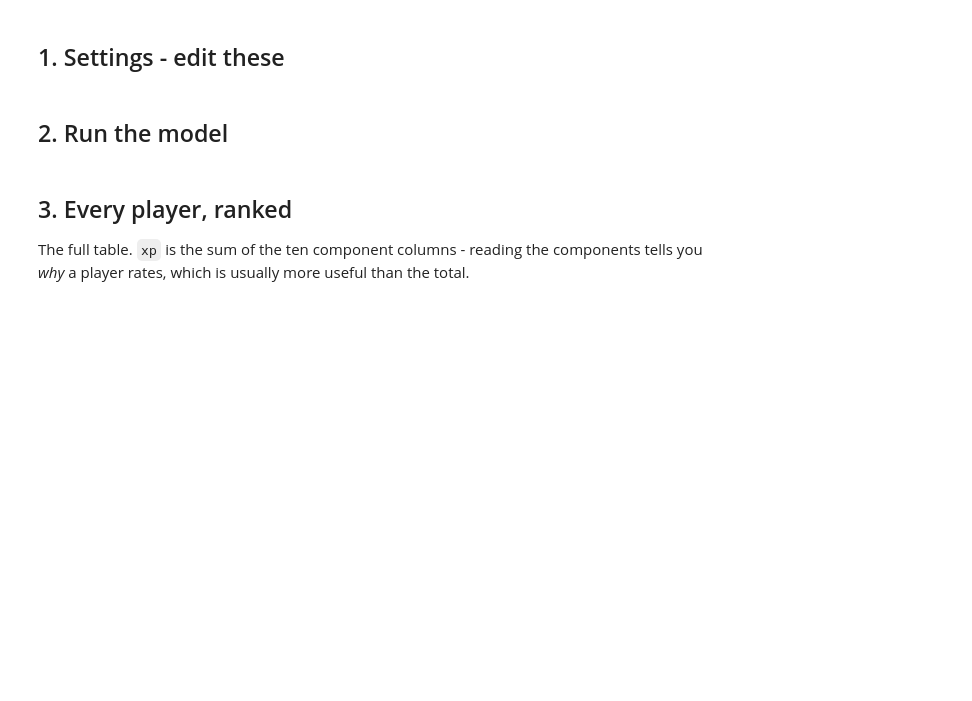
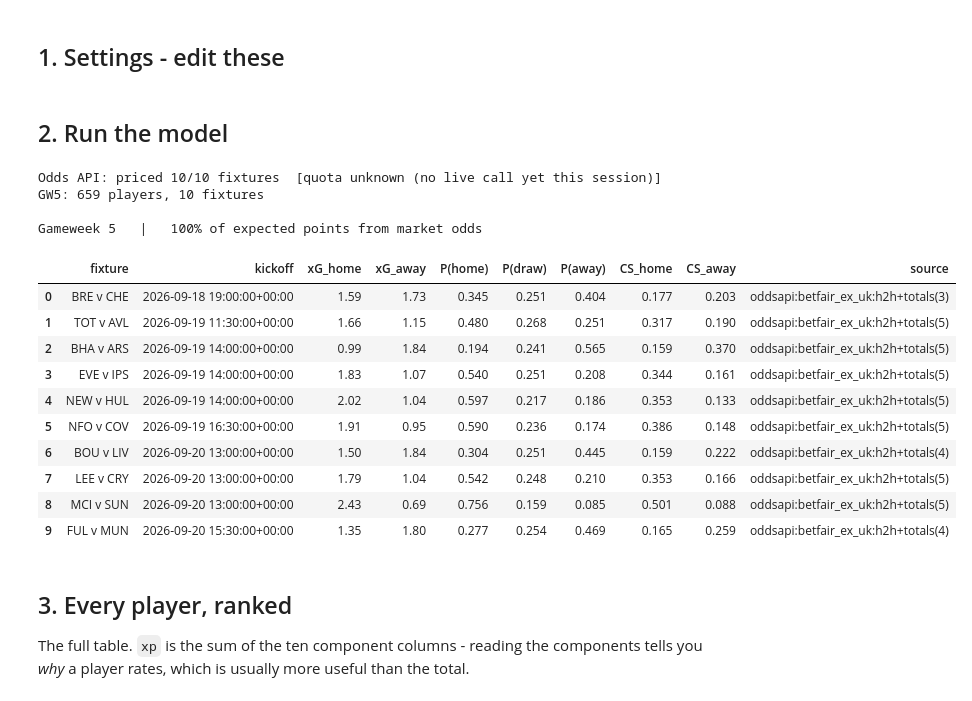
Before and after one commit to ag1392/Fantasy-PL, a Jupyter notebook: notebooks/run-weekly/gameweek.ipynb, the cells around one changed output. Cells and saved outputs as stored; diff of their text form; code cells hidden in the pictures; blank space fills up the shorter version.

Commit message:
added odds refresh to free hit

```diff
--- a/notebooks/run-weekly/gameweek.ipynb
+++ b/notebooks/run-weekly/gameweek.ipynb
@@ -43,40 +43,64 @@ DISCOUNT  = 0.85          # weight on gameweek k = DISCOUNT ** (k-1)
 
 # ─── OTHER ────────────────────────────────────────────────────────────────
 GAMEWEEK = None           # None = next gameweek
+
+# Every API call is cached (bootstrap/fixtures 1hr, live gameweek stats 1hr,
+# odds 15min), so re-running this notebook normally costs nothing. Set this to
+# True to force a genuine refresh of all of it - prices, injury news, live
+# minutes, and market odds - right before you act on the output. It burns a
+# small amount of Odds API quota (2 credits/fixture) each time, so leave it
+# False for routine re-runs and flip it on only when it matters.
+REFRESH = False
 # %% [markdown]
 ## 2. Run the model
 # %%
 # Pick up edits to the fplfh package without restarting the kernel. Without
 # this, a running kernel keeps the version of a module it first imported, and
 # any function added since fails to import until you restart.
 try:
     get_ipython().run_line_magic("load_ext", "autoreload")
     get_ipython().run_line_magic("autoreload", "2")
 except Exception:
     pass          # not running under IPython
 
 import sys, pathlib
 ROOT = pathlib.Path.cwd()
 while not (ROOT / "fplfh").is_dir() and ROOT != ROOT.parent:
     ROOT = ROOT.parent
 sys.path.insert(0, str(ROOT))
 
 import numpy as np, pandas as pd
 pd.set_option("display.width", 240)
 pd.set_option("display.max_columns", 80)
 pd.set_option("display.max_rows", 200)
 
 from fplfh.pipeline import run
 from fplfh.fpl import FPLClient
 from fplfh.optimise import best_xi, optimise_free_hit
 from fplfh.model import COMPONENTS
 
 client = FPLClient()
-res = run(event=GAMEWEEK)
+res = run(event=GAMEWEEK, max_age=0 if REFRESH else None)
 
 print(f"\nGameweek {res.event}   |   "
       f"{100*res.exchange_share():.0f}% of expected points from market odds")
 res.fixture_table()
+# %% [output]
+Odds API: priced 10/10 fixtures  [quota unknown (no live call yet this session)]
+GW5: 659 players, 10 fixtures
+
+Gameweek 5   |   100% of expected points from market odds
+|  | fixture | kickoff | xG_home | xG_away | P(home) | P(draw) | P(away) | CS_home | CS_away | source |
+| 0 | BRE v CHE | 2026-09-18 19:00:00+00:00 | 1.59 | 1.73 | 0.345 | 0.251 | 0.404 | 0.177 | 0.203 | oddsapi:betfair_ex_uk:h2h+totals(3) |
+| 1 | TOT v AVL | 2026-09-19 11:30:00+00:00 | 1.66 | 1.15 | 0.480 | 0.268 | 0.251 | 0.317 | 0.190 | oddsapi:betfair_ex_uk:h2h+totals(5) |
+| 2 | BHA v ARS | 2026-09-19 14:00:00+00:00 | 0.99 | 1.84 | 0.194 | 0.241 | 0.565 | 0.159 | 0.370 | oddsapi:betfair_ex_uk:h2h+totals(5) |
+| 3 | EVE v IPS | 2026-09-19 14:00:00+00:00 | 1.83 | 1.07 | 0.540 | 0.251 | 0.208 | 0.344 | 0.161 | oddsapi:betfair_ex_uk:h2h+totals(5) |
+| 4 | NEW v HUL | 2026-09-19 14:00:00+00:00 | 2.02 | 1.04 | 0.597 | 0.217 | 0.186 | 0.353 | 0.133 | oddsapi:betfair_ex_uk:h2h+totals(5) |
+| 5 | NFO v COV | 2026-09-19 16:30:00+00:00 | 1.91 | 0.95 | 0.590 | 0.236 | 0.174 | 0.386 | 0.148 | oddsapi:betfair_ex_uk:h2h+totals(5) |
+| 6 | BOU v LIV | 2026-09-20 13:00:00+00:00 | 1.50 | 1.84 | 0.304 | 0.251 | 0.445 | 0.159 | 0.222 | oddsapi:betfair_ex_uk:h2h+totals(4) |
+| 7 | LEE v CRY | 2026-09-20 13:00:00+00:00 | 1.79 | 1.04 | 0.542 | 0.248 | 0.210 | 0.353 | 0.166 | oddsapi:betfair_ex_uk:h2h+totals(5) |
+| 8 | MCI v SUN | 2026-09-20 13:00:00+00:00 | 2.43 | 0.69 | 0.756 | 0.159 | 0.085 | 0.501 | 0.088 | oddsapi:betfair_ex_uk:h2h+totals(5) |
+| 9 | FUL v MUN | 2026-09-20 15:30:00+00:00 | 1.35 | 1.80 | 0.277 | 0.254 | 0.469 | 0.165 | 0.259 | oddsapi:betfair_ex_uk:h2h+totals(4) |
 # %% [markdown]
 ## 3. Every player, ranked
 
```
Also changed, not shown: parts of 26 cells of this notebook, 5 other files.
